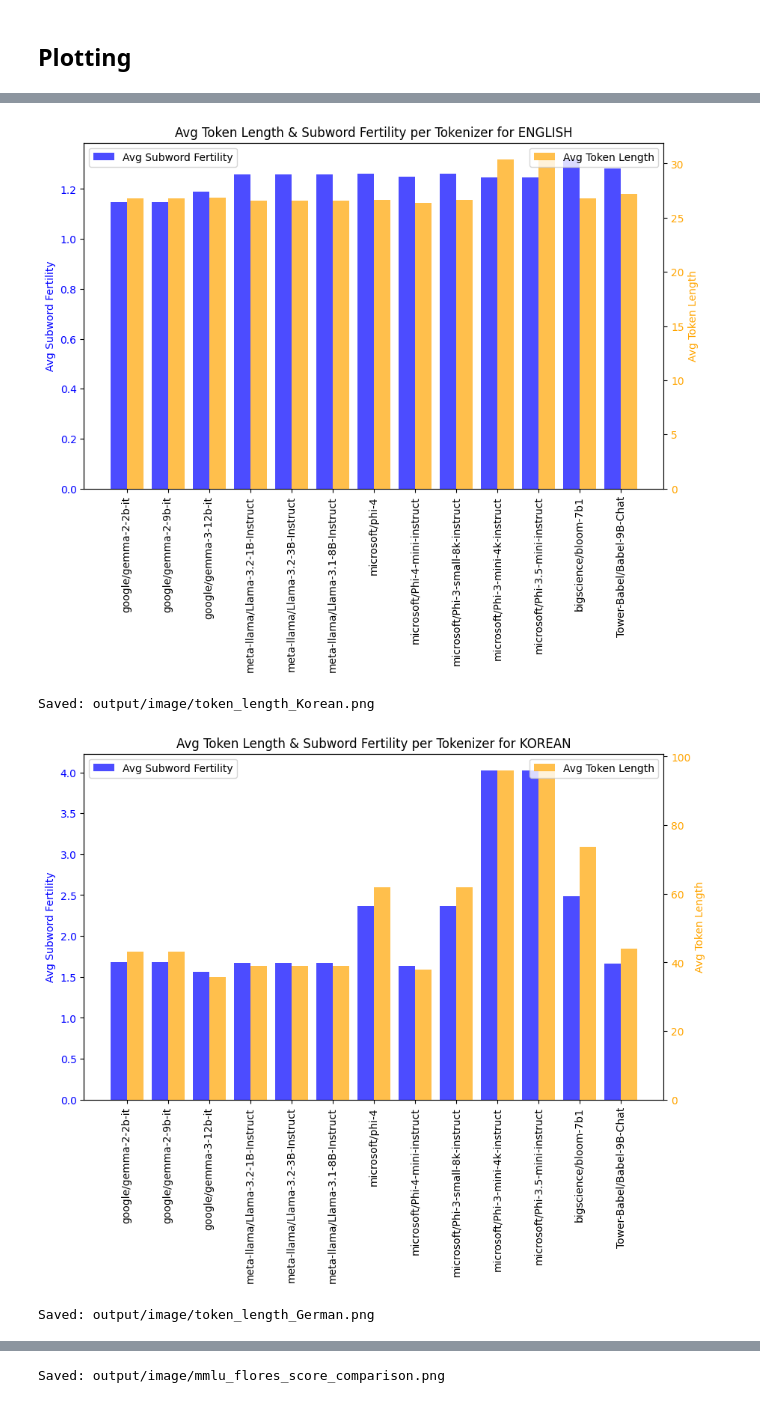
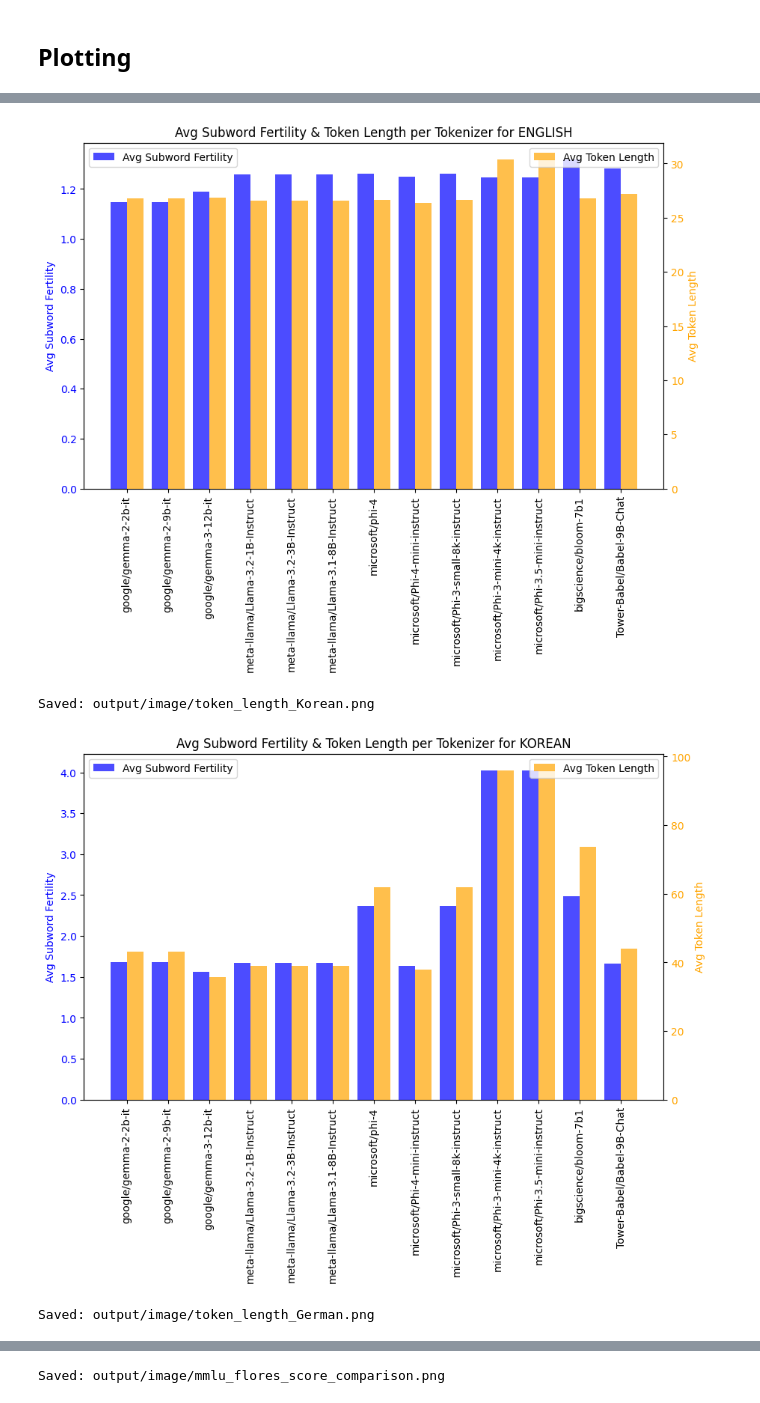
Before and after one commit to hjjjang/multilingual-inner-lexicon, a Jupyter notebook: model_selection.ipynb, the cells around one changed output, grey strips where cells are left out. Cells and saved outputs as stored; diff of their text form; code cells hidden in the pictures.

Commit message:
tokenizer selection - updates

```diff
--- a/model_selection.ipynb
+++ b/model_selection.ipynb
@@ -176,35 +176,35 @@ for lang in languages.values():
     sorted_mmlupro = [tokenizer_mmlupro[tok] for tok in tokenizer_configs.keys()]
 
     ax1.bar(x - bar_width/2, avg_fertility.values(), width=bar_width, color="blue", label="Avg Subword Fertility", alpha=0.7)
     ax1.set_ylabel("Avg Subword Fertility", color="blue")
     ax1.tick_params(axis='y', labelcolor="blue")
     ax1.set_xticks(x)
     ax1.set_xticklabels(tokenizer_names, rotation=90)
 
     # Create Secondary Y-Axis
     ax2 = ax1.twinx()
     # ax2.bar(x + bar_width/2, sorted_mmlupro, width=bar_width, color="orange", label="MMLU Score", alpha=0.7)
     # ax2.set_ylabel("MMLU", color="orange")
     ax2.bar(x + bar_width/2, avg_lengths.values(), width=bar_width, color="orange", label="Avg Token Length", alpha=0.7)
     ax2.set_ylabel("Avg Token Length", color="orange")
     ax2.tick_params(axis='y', labelcolor="orange")
 
     # Title and Legend
-    plt.title(f"Avg Token Length & Subword Fertility per Tokenizer for {lang.upper()}")
+    plt.title(f"Avg Subword Fertility & Token Length per Tokenizer for {lang.upper()}")
     ax1.legend(loc="upper left")
     ax2.legend(loc="upper right")
 
     if save:
         save_path = os.path.join("output/image", f"token_length_{lang}.png")
         plt.savefig(save_path, dpi=300, bbox_inches="tight")
         print(f"Saved: {save_path}")
 
     plt.show()
 # %% [output]
 Saved: output/image/token_length_English.png
 [figure]
 Saved: output/image/token_length_Korean.png
-[figure, old version]
+[figure, new version]
 Saved: output/image/token_length_German.png
 [figure]
 # %%
```
Also changed, not shown: 4 other files.
